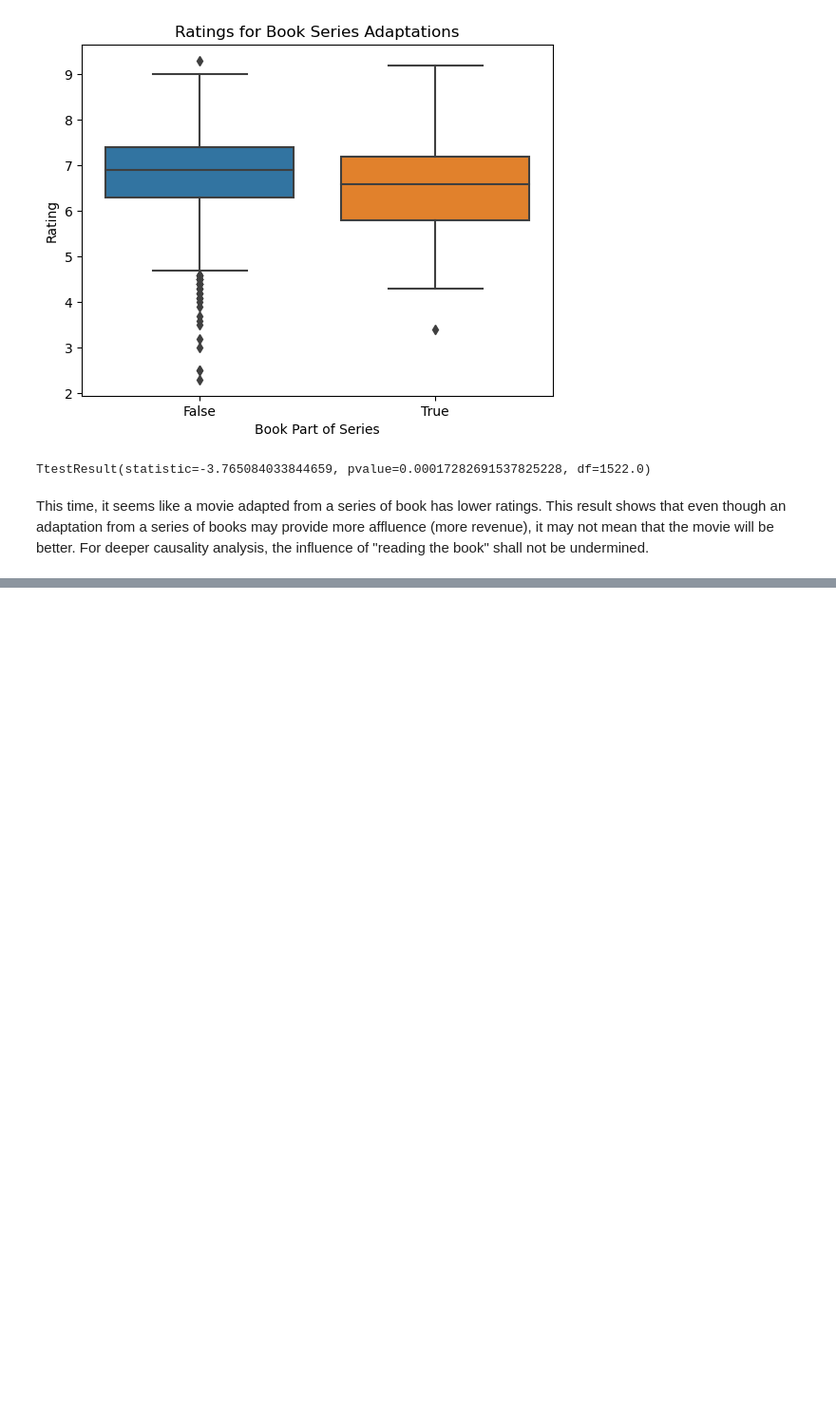
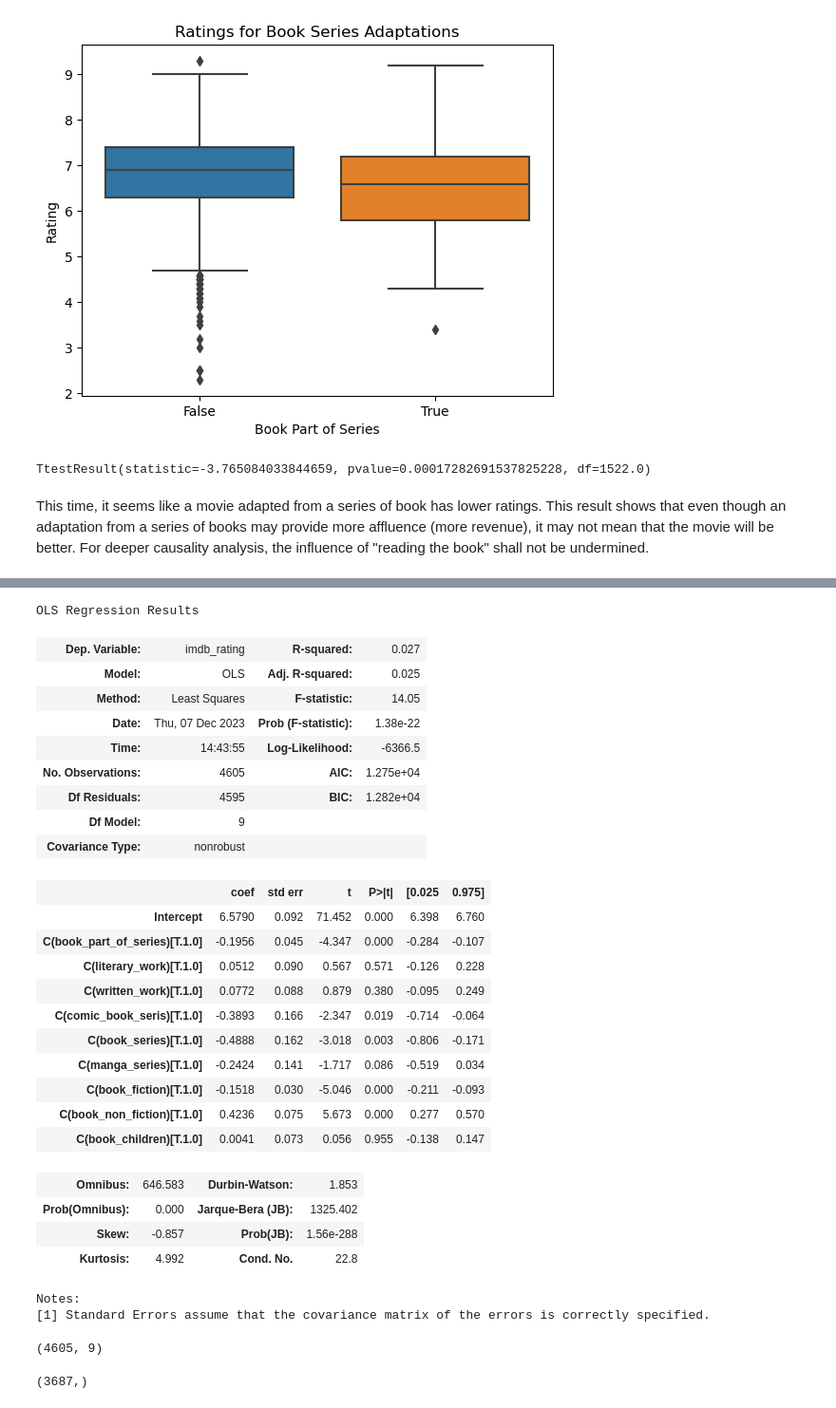
Before and after one commit to epfl-ada/ada-2023-project-team0110, a Jupyter notebook: milestone2.ipynb, the cells around one changed output, grey strips where cells are left out. Shown at 95% size. Cells and saved outputs as stored; diff of their text form; code cells hidden in the pictures; blank space fills up the shorter version.

```diff
--- a/milestone2.ipynb
+++ b/milestone2.ipynb
@@ -428,0 +448,56 @@ This time, it seems like a movie adapted from a series of book has lower ratings
+# %%
+formula_category='imdb_rating ~ C(book_part_of_series)+C(literary_work)+C(written_work)+C(comic_book_seris)+C(book_series)+C(manga_series)+C(book_fiction)+C(book_non_fiction)+C(book_children)'
+smf.ols(formula=formula_category,data=book_adaptation_df).fit().summary()
+# %% [output]
+OLS Regression Results
+| Dep. Variable: | imdb_rating | R-squared: | 0.027 |
+| Model: | OLS | Adj. R-squared: | 0.025 |
+| Method: | Least Squares | F-statistic: | 14.05 |
+| Date: | Thu, 07 Dec 2023 | Prob (F-statistic): | 1.38e-22 |
+| Time: | 14:43:55 | Log-Likelihood: | -6366.5 |
+| No. Observations: | 4605 | AIC: | 1.275e+04 |
+| Df Residuals: | 4595 | BIC: | 1.282e+04 |
+| Df Model: | 9 |  |  |
+| Covariance Type: | nonrobust |  |  |
+|  | coef | std err | t | P>|t| | [0.025 | 0.975] |
+| Intercept | 6.5790 | 0.092 | 71.452 | 0.000 | 6.398 | 6.760 |
+| C(book_part_of_series)[T.1.0] | -0.1956 | 0.045 | -4.347 | 0.000 | -0.284 | -0.107 |
+| C(literary_work)[T.1.0] | 0.0512 | 0.090 | 0.567 | 0.571 | -0.126 | 0.228 |
+| C(written_work)[T.1.0] | 0.0772 | 0.088 | 0.879 | 0.380 | -0.095 | 0.249 |
+| C(comic_book_seris)[T.1.0] | -0.3893 | 0.166 | -2.347 | 0.019 | -0.714 | -0.064 |
+| C(book_series)[T.1.0] | -0.4888 | 0.162 | -3.018 | 0.003 | -0.806 | -0.171 |
+| C(manga_series)[T.1.0] | -0.2424 | 0.141 | -1.717 | 0.086 | -0.519 | 0.034 |
+| C(book_fiction)[T.1.0] | -0.1518 | 0.030 | -5.046 | 0.000 | -0.211 | -0.093 |
+| C(book_non_fiction)[T.1.0] | 0.4236 | 0.075 | 5.673 | 0.000 | 0.277 | 0.570 |
+| C(book_children)[T.1.0] | 0.0041 | 0.073 | 0.056 | 0.955 | -0.138 | 0.147 |
+| Omnibus: | 646.583 | Durbin-Watson: | 1.853 |
+| Prob(Omnibus): | 0.000 | Jarque-Bera (JB): | 1325.402 |
+| Skew: | -0.857 | Prob(JB): | 1.56e-288 |
+| Kurtosis: | 4.992 | Cond. No. | 22.8 |
+Notes:
+[1] Standard Errors assume that the covariance matrix of the errors is correctly specified.
+# %%
+import sklearn
+from sklearn.linear_model import LinearRegression
+
+features=['book_part_of_series', 'literary_work', 'written_work', 'comic_book_seris', 'book_series', 'manga_series', 'book_fiction', 'book_non_fiction', 'book_children']
+X=book_adaptation_df[features+['imdb_rating']].dropna()[features]
+y=book_adaptation_df[features+['imdb_rating']].dropna()['imdb_rating']
+# %% [output]
+(4605, 9)
+# %%
+model=LinearRegression()
+#sklearn.model_selection.cross_validate(model,X,y,cv=10)
+def split_set(data_to_split, ratio=0.8):
+    mask = np.random.rand(len(data_to_split)) < ratio
+    return [data_to_split[mask].reset_index(drop=True), data_to_split[~mask].reset_index(drop=True)]
+data_regression=book_adaptation_df[features+['imdb_rating']].dropna()
+[data_train, data_test] = split_set(data_regression)
+X_train=data_train[features]
+X_test=data_test[features]
+y_train=data_train['imdb_rating']
+y_test=data_test['imdb_rating']
+
+np.shape(y_train)
+# %% [output]
+(3687,)
```
Also changed, not shown: parts of 5 cells of this notebook, 1 other file.
